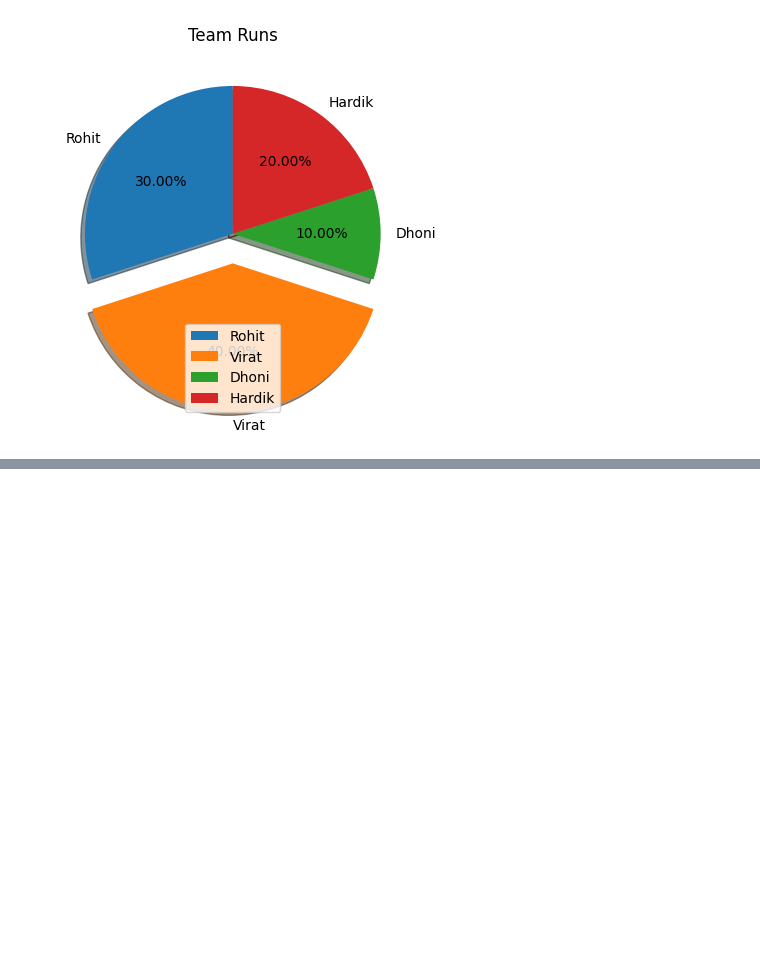
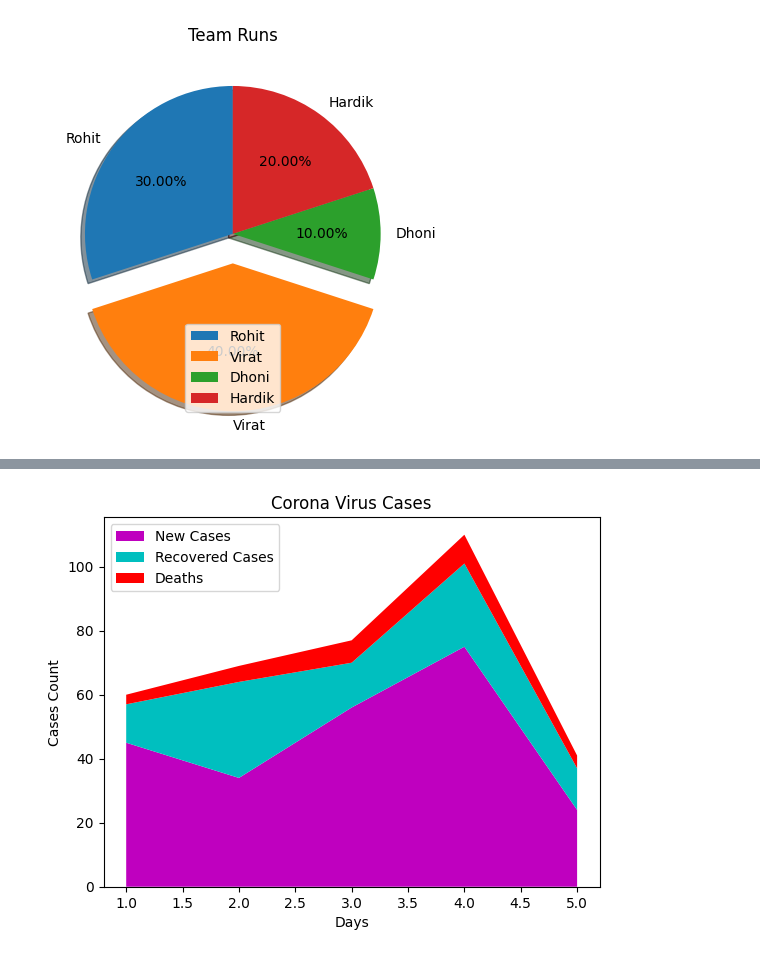
Before and after one commit to anurg/aicourse, a Jupyter notebook: matplotlib_labs.ipynb, the cells around one changed output, grey strips where cells are left out. Saved outputs shown, nothing was run; the diff lists cells and outputs as text; code cells hidden in the pictures; blank space fills up the shorter version.

```diff
--- a/matplotlib_labs.ipynb
+++ b/matplotlib_labs.ipynb
@@ -113,0 +168,15 @@ plt.show()
+# %%
+import matplotlib.pyplot as plt
+days=[1,2,3,4,5]
+New_cases=[45,34,56,75,24]
+Recovered_cases=[12,30,14,26,13]
+Death_cases=[3,5,7,9,4]
+
+plt.stackplot(days,New_cases,Recovered_cases,Death_cases,colors=["m","c","r"],labels=["New Cases","Recovered Cases","Deaths"])
+plt.xlabel("Days")
+plt.ylabel("Cases Count")
+plt.title("Corona Virus Cases")
+plt.legend()
+plt.show()
+# %% [output]
+[figure, added]
```
Also changed, not shown: parts of 4 cells of this notebook.
